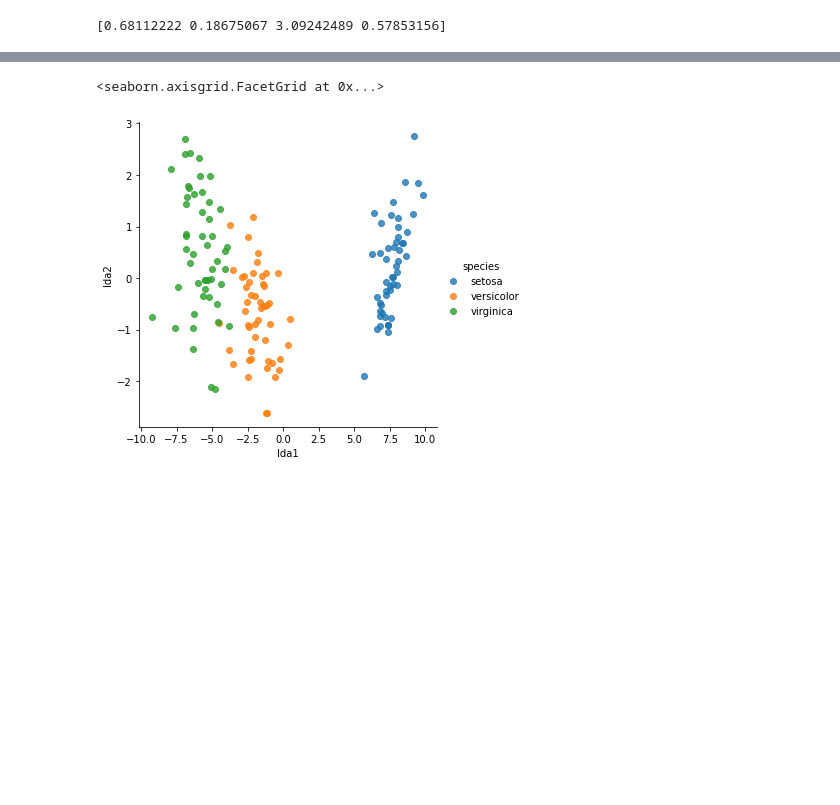
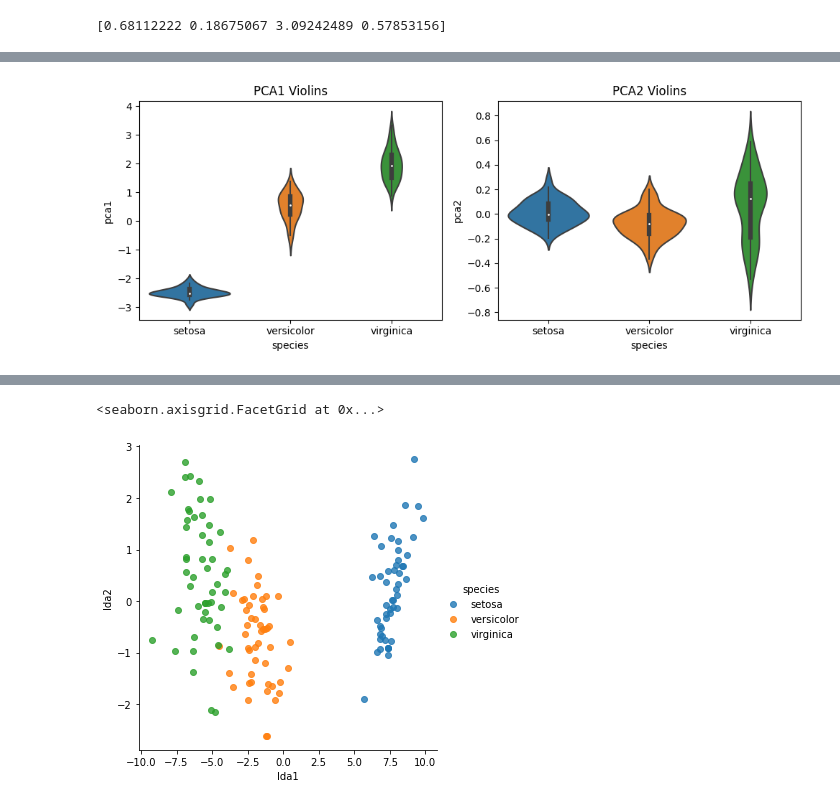
Before and after one commit to WooJungE/About_data, a Jupyter notebook: 20230328.ipynb, the cells around one changed output, grey strips where cells are left out. Cells and saved outputs as stored; diff of their text form; code cells hidden in the pictures; blank space fills up the shorter version.

```diff
--- a/20230328.ipynb
+++ b/20230328.ipynb
@@ -19,4 +131,11 @@ print(selector.variances_)
 # %%
-import matplotlib.pyplot as pit
+import matplotlib.pyplot as plt
 fig, (ax1, ax2) = plt.subplots(nrows=1, ncols=2)
 fig.set_size_inches(10, 4)
+sns.violinplot(x='species', y='pca1', data=df_pca, ax=ax1)
+ax1.set(title='PCA1 Violins')
+sns.violinplot(x='species', y='pca2', data=df_pca, ax=ax2)
+ax2.set(title='PCA2 Violins')
+plt.tight_layout()
+# %% [output]
+[figure, added]
```
Also changed, not shown: parts of 14 cells of this notebook.
